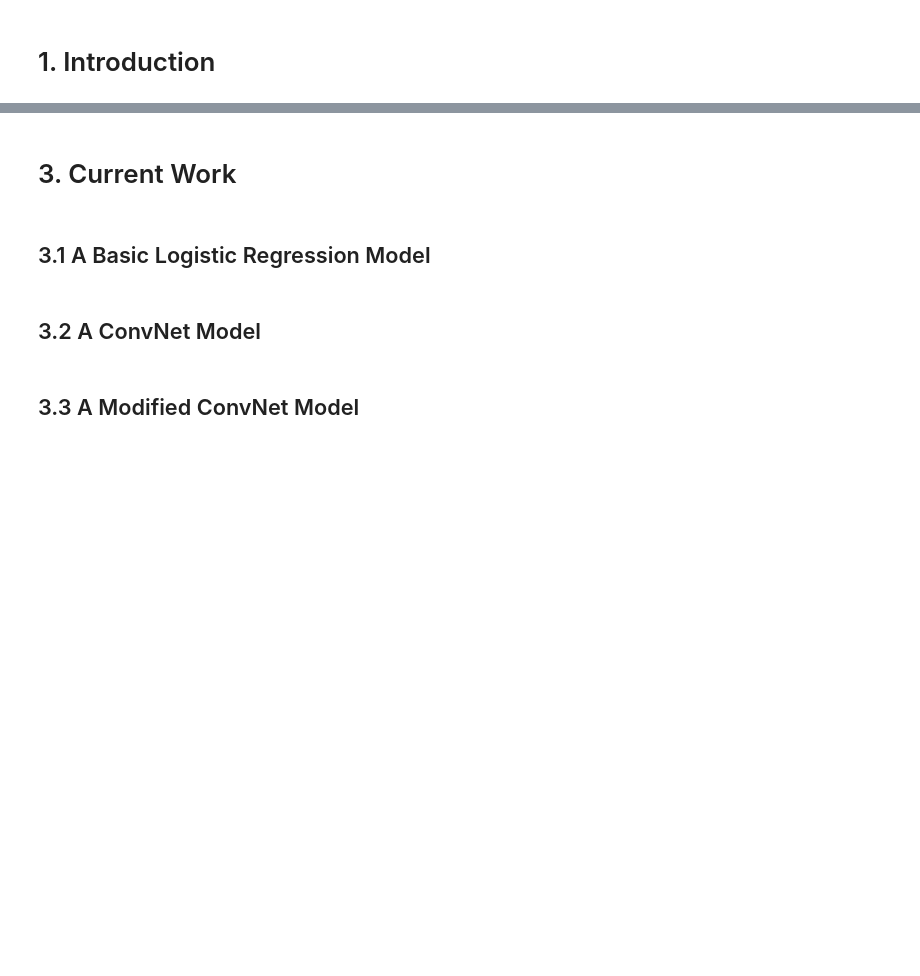
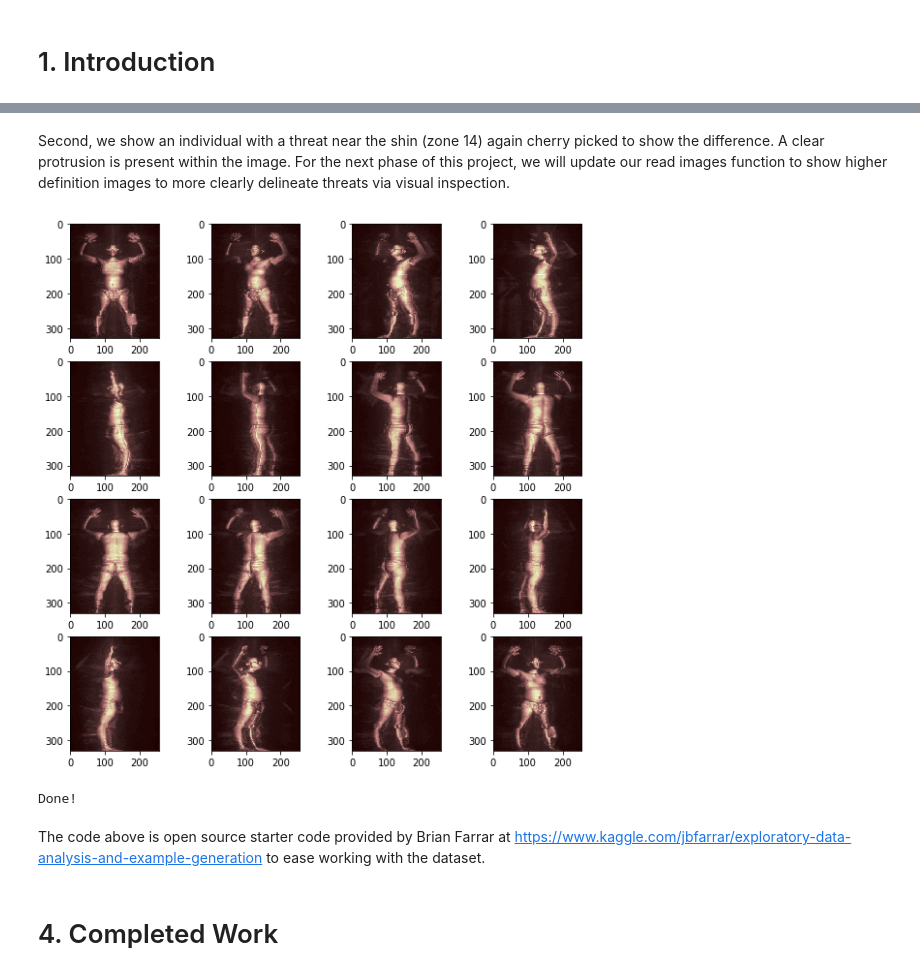
Before and after one commit to camiloaruiz/cs230-project, a Jupyter notebook: CS230 Milestone.ipynb, the cells around one changed output, grey strips where cells are left out. Saved outputs shown, nothing was run; the diff lists cells and outputs as text; code cells hidden in the pictures; blank space fills up the shorter version.

```diff
--- a/CS230 Milestone.ipynb
+++ b/CS230 Milestone.ipynb
@@ -14,0 +416,35 @@ Camilo Ruiz, Ana-Maria Istrate.
+# %%
+#----------------------------------------------------------------------------------
+# plot_image_set(infile):  takes an aps file and shows all 16 90 degree shots
+#
+# infile:                  an aps file
+#----------------------------------------------------------------------------------
+def plot_image_set(infile):
+
+    # read in the aps file, it comes in as shape(512, 620, 16)
+    img = read_data(infile)
+
+    # transpose so that the slice is the first dimension shape(16, 620, 512)
+    img = img.transpose()
+
+    # show the graphs
+    fig, axarr = plt.subplots(nrows=4, ncols=4, figsize=(10,10))
+
+    i = 0
+    for row in range(4):
+        for col in range(4):
+#             resized_img = cv2.resize(img[i], (0,0), fx=0.1, fy=0.1)
+#             axarr[row, col].imshow(np.flipud(resized_img), cmap=COLORMAP)
+            axarr[row, col].imshow(np.flipud(img[i]), cmap=COLORMAP)
+            i += 1
+    plt.show()
+    fig.savefig(infile + ".png")
+    print('Done!')
+
+# unit test ----------------------------------
+# plot_image_set(APS_FILE_NAME)
+
+# unit test ----------------------------------
+#plot_image_set(APS_FILE_NAME)
+# plot_image_set("00360f79fd6e02781457eda48f85da90.aps")
+#plot_image_set("00360f79fd6e02781457eda48f85da90.ahi")
@@ -15,8 +461,12 @@ Camilo Ruiz, Ana-Maria Istrate.
+# %% [markdown]
+Second, we show an individual with a threat near the shin (zone 14) again cherry picked to show the difference. A clear protrusion is present within the image. For the next phase of this project, we will update our read images function to show higher definition images to more clearly delineate threats via visual inspection.
+# %%
+positive_label_example = '/Users/camiloruiz/Documents/Stanford University/FA17/CS230/homeland-security-threat-detection/sample/0043db5e8c819bffc15261b1f1ac5e42.aps'
+plot_image_set(positive_label_example)
+# %% [output]
+[figure, added]
+Done!
+# %% [markdown]
+The code above is open source starter code provided by Brian Farrar at https://www.kaggle.com/jbfarrar/exploratory-data-analysis-and-example-generation to ease working with the dataset.
 # %% [markdown]
-# 3. Current Work
+# 4. Completed Work
-# %% [markdown]
-## 3.1 A Basic Logistic Regression Model
-# %% [markdown]
-## 3.2 A ConvNet Model
-# %% [markdown]
-## 3.3 A Modified ConvNet Model
```
Also changed, not shown: parts of 33 cells of this notebook.
